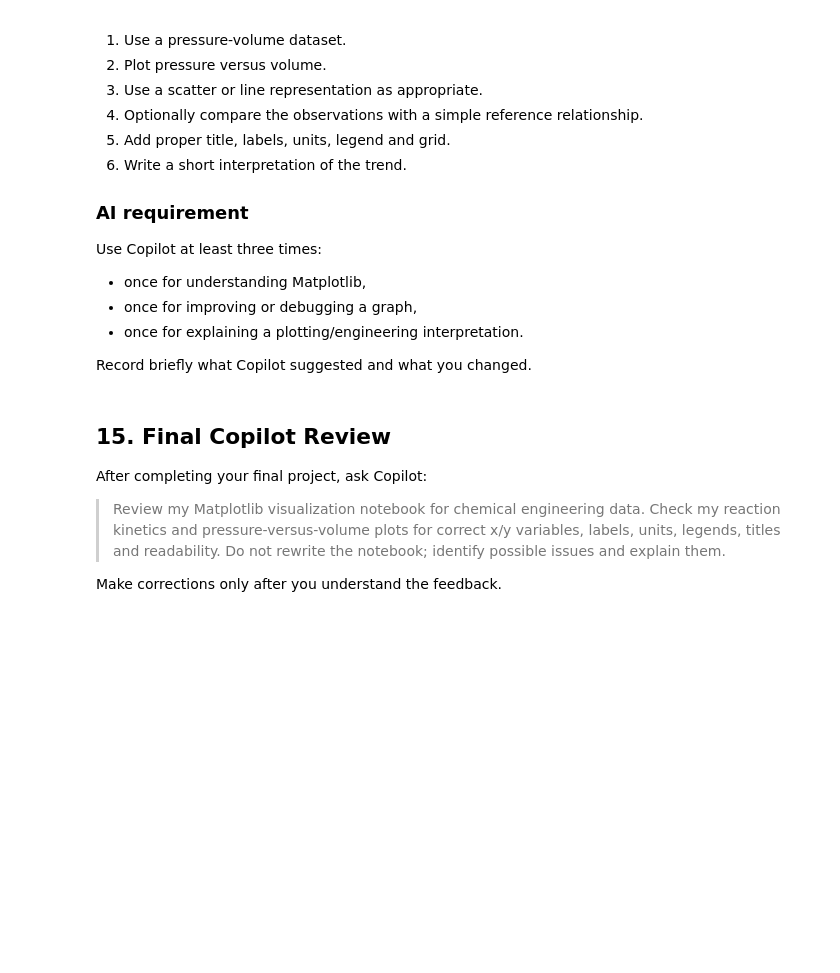
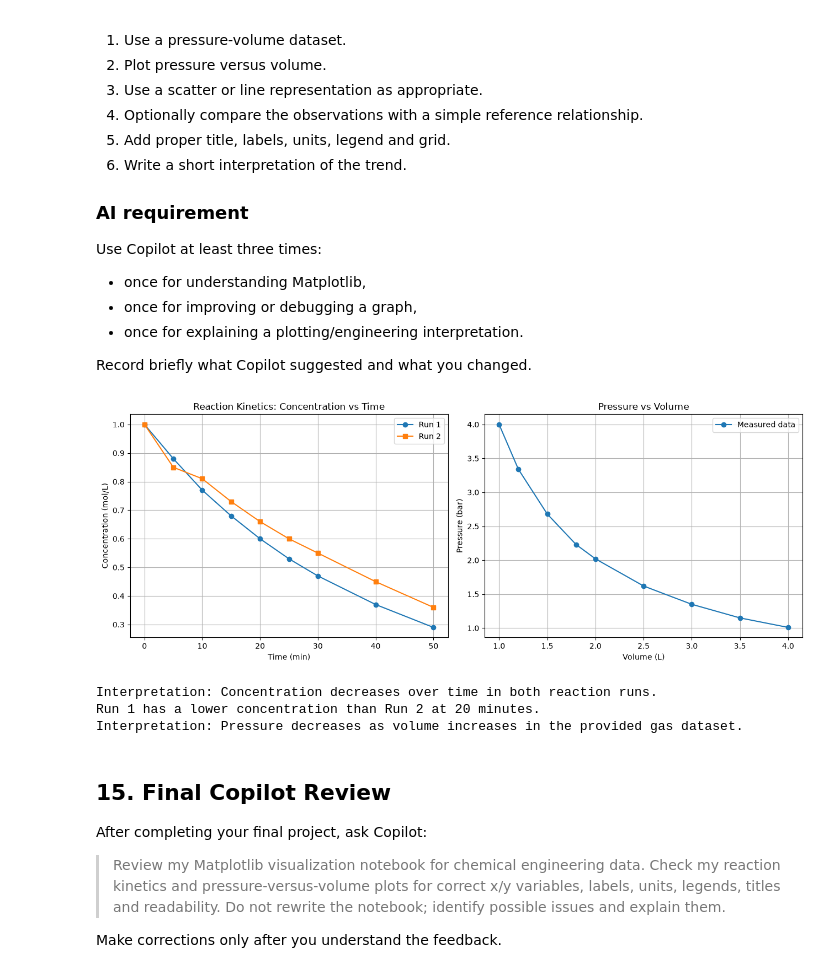
Before and after one commit to gangasagarhamand85-oss/CP_Practical, a Jupyter notebook: Practical_10_Data_Visualization_Reaction_Kinetics_Pressure_Volume.ipynb, the cells around one changed output. Drawn from its saved outputs; the diff is of its cells as text; code cells hidden in the pictures; blank space fills up the shorter version.

```diff
--- a/Practical_10_Data_Visualization_Reaction_Kinetics_Pressure_Volume.ipynb
+++ b/Practical_10_Data_Visualization_Reaction_Kinetics_Pressure_Volume.ipynb
@@ -495,3 +491,52 @@ Record briefly what Copilot suggested and what you changed.
+# %%
+# FINAL PROJECT
+# Chemical Engineering Visualization Report
+
+fig, axes = plt.subplots(1, 2, figsize=(13, 5))
+
+# Reaction kinetics: compare concentration changes for two runs.
+axes[0].plot(
+    kinetics_df['Time_min'],
+    kinetics_df['Concentration_mol_L'],
+    marker='o',
+    label='Run 1'
+)
+axes[0].plot(
+    kinetics_df2['Time_min'],
+    kinetics_df2['Concentration_mol_L'],
+    marker='s',
+    label='Run 2'
+)
+axes[0].set_title('Reaction Kinetics: Concentration vs Time')
+axes[0].set_xlabel('Time (min)')
+axes[0].set_ylabel('Concentration (mol/L)')
+axes[0].legend()
+axes[0].grid(True)
+
+# Pressure-volume measurements.
+axes[1].plot(
+    pv_df['Volume_L'],
+    pv_df['Pressure_bar'],
+    marker='o',
+    label='Measured data'
+)
+axes[1].set_title('Pressure vs Volume')
+axes[1].set_xlabel('Volume (L)')
+axes[1].set_ylabel('Pressure (bar)')
+axes[1].legend()
+axes[1].grid(True)
+
+fig.tight_layout()
+plt.show()
+
+print('Interpretation: Concentration decreases over time in both reaction runs.')
+print('Run 1 has a lower concentration than Run 2 at 20 minutes.')
+print('Interpretation: Pressure decreases as volume increases in the provided gas dataset.')
+# %% [output]
+[figure, added]
+Interpretation: Concentration decreases over time in both reaction runs.
+Run 1 has a lower concentration than Run 2 at 20 minutes.
+Interpretation: Pressure decreases as volume increases in the provided gas dataset.
 # %% [markdown]
 ## 15. Final Copilot Review
 
```
Also changed, not shown: parts of 1 cell of this notebook.
